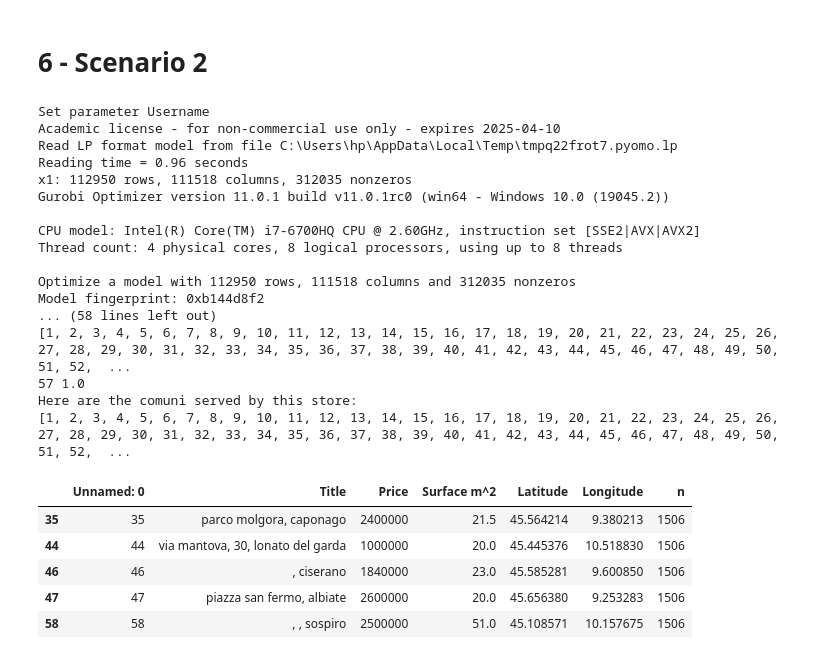
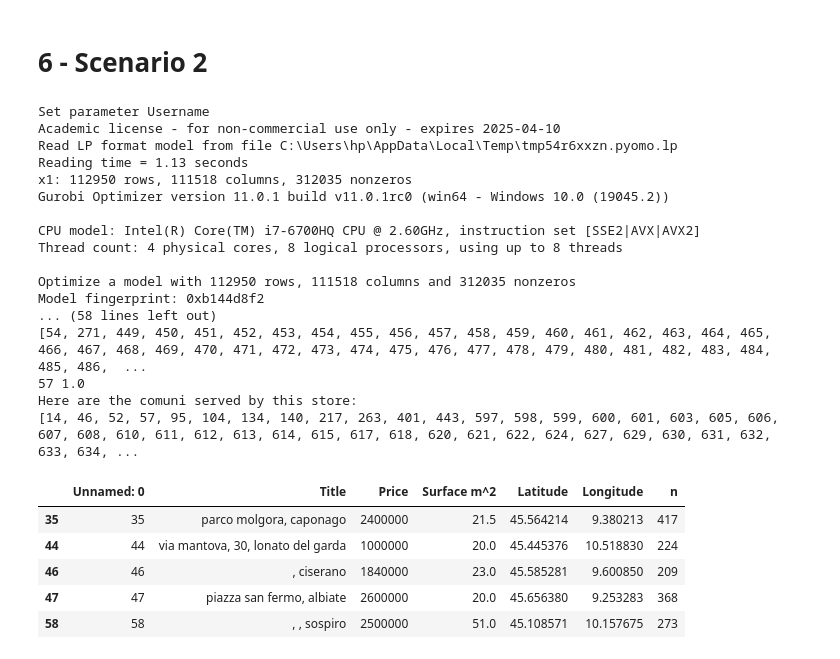
Before and after one commit to LoreJob/Logistic-Problem-Walmart, a Jupyter notebook: Pyomo Model/ProjectTemplate.ipynb, the cells around one changed output. Drawn from its saved outputs; the diff is of its cells as text; code cells hidden in the pictures.

Commit message:
5.1.1. Added a new constraint

```diff
--- a/Pyomo Model/ProjectTemplate.ipynb
+++ b/Pyomo Model/ProjectTemplate.ipynb
@@ -825,6 +815,12 @@ model.constraints2 = pyo.ConstraintList()
 for i in range(1,num_rows +1):
     model.constraints2.add(sum(model.x[i,j] for j in range(1,num_cols+1)) <=1)
 
+max_total_cost = 50000000
+
+# Add constraint for maximum total cost
+model.constraints3 = pyo.ConstraintList()
+model.constraints.add(sum(model.y[j] * cost.iloc[j - 1, 0] for j in range(1, num_y + 1)) <= max_total_cost)
+
 solver = pyo.SolverFactory('gurobi')
 results = solver.solve(model, tee = True)
 
@@ -835,40 +831,40 @@ for j in range(1,num_y+1):
         print("Here are the comuni served by this store:")
         comuni_serviti = []
         for i in range(1, num_rows+1):
-            if pyo.value(model.x[i,j]) >= 0:
+            if pyo.value(model.x[i,j]) > 0:
                 comuni_serviti.append(i)
         stores_to_open[j] = comuni_serviti
         print(comuni_serviti)
 
 index_to_access = list(stores_to_open.keys())
 index_to_access = np.asarray(index_to_access)
 index_to_access = index_to_access + 1
 
 n_comuni_serviti = {i+1 : len(comuni_serviti) for i, comuni_serviti in stores_to_open.items()}
 n_comuni_serviti = pd.Series(n_comuni_serviti, name = "n")
 
 df_prop.iloc[index_to_access].join(n_comuni_serviti)
 # %% [output]
 Set parameter Username
 Academic license - for non-commercial use only - expires 2025-04-10
-Read LP format model from file C:\Users\hp\AppData\Local\Temp\tmpq22frot7.pyomo.lp
-Reading time = 0.96 seconds
+Read LP format model from file C:\Users\hp\AppData\Local\Temp\tmp54r6xxzn.pyomo.lp
+Reading time = 1.13 seconds
 x1: 112950 rows, 111518 columns, 312035 nonzeros
 Gurobi Optimizer version 11.0.1 build v11.0.1rc0 (win64 - Windows 10.0 (19045.2))
 
 CPU model: Intel(R) Core(TM) i7-6700HQ CPU @ 2.60GHz, instruction set [SSE2|AVX|AVX2]
 Thread count: 4 physical cores, 8 logical processors, using up to 8 threads
 
 Optimize a model with 112950 rows, 111518 columns and 312035 nonzeros
 Model fingerprint: 0xb144d8f2
 ... (58 lines left out)
-[1, 2, 3, 4, 5, 6, 7, 8, 9, 10, 11, 12, 13, 14, 15, 16, 17, 18, 19, 20, 21, 22, 23, 24, 25, 26, 27, 28, 29, 30, 31, 32, 33, 34, 35, 36, 37, 38, 39, 40, 41, 42, 43, 44, 45, 46, 47, 48, 49, 50, 51, 52,  ...
+[54, 271, 449, 450, 451, 452, 453, 454, 455, 456, 457, 458, 459, 460, 461, 462, 463, 464, 465, 466, 467, 468, 469, 470, 471, 472, 473, 474, 475, 476, 477, 478, 479, 480, 481, 482, 483, 484, 485, 486,  ...
 57 1.0
 Here are the comuni served by this store:
-[1, 2, 3, 4, 5, 6, 7, 8, 9, 10, 11, 12, 13, 14, 15, 16, 17, 18, 19, 20, 21, 22, 23, 24, 25, 26, 27, 28, 29, 30, 31, 32, 33, 34, 35, 36, 37, 38, 39, 40, 41, 42, 43, 44, 45, 46, 47, 48, 49, 50, 51, 52,  ...
+[14, 46, 52, 57, 95, 104, 134, 140, 217, 263, 401, 443, 597, 598, 599, 600, 601, 603, 605, 606, 607, 608, 610, 611, 612, 613, 614, 615, 617, 618, 620, 621, 622, 624, 627, 629, 630, 631, 632, 633, 634, ...
 |  | Unnamed: 0 | Title | Price | Surface m^2 | Latitude | Longitude | n |
-| 35 | 35 | parco molgora, caponago | 2400000 | 21.5 | 45.564214 | 9.380213 | 1506 |
-| 44 | 44 | via mantova, 30, lonato del garda | 1000000 | 20.0 | 45.445376 | 10.518830 | 1506 |
-| 46 | 46 | , ciserano | 1840000 | 23.0 | 45.585281 | 9.600850 | 1506 |
-| 47 | 47 | piazza san fermo, albiate | 2600000 | 20.0 | 45.656380 | 9.253283 | 1506 |
-| 58 | 58 | , , sospiro | 2500000 | 51.0 | 45.108571 | 10.157675 | 1506 |
+| 35 | 35 | parco molgora, caponago | 2400000 | 21.5 | 45.564214 | 9.380213 | 417 |
+| 44 | 44 | via mantova, 30, lonato del garda | 1000000 | 20.0 | 45.445376 | 10.518830 | 224 |
+| 46 | 46 | , ciserano | 1840000 | 23.0 | 45.585281 | 9.600850 | 209 |
+| 47 | 47 | piazza san fermo, albiate | 2600000 | 20.0 | 45.656380 | 9.253283 | 368 |
+| 58 | 58 | , , sospiro | 2500000 | 51.0 | 45.108571 | 10.157675 | 273 |
```
Also changed, not shown: parts of 3 cells of this notebook.
